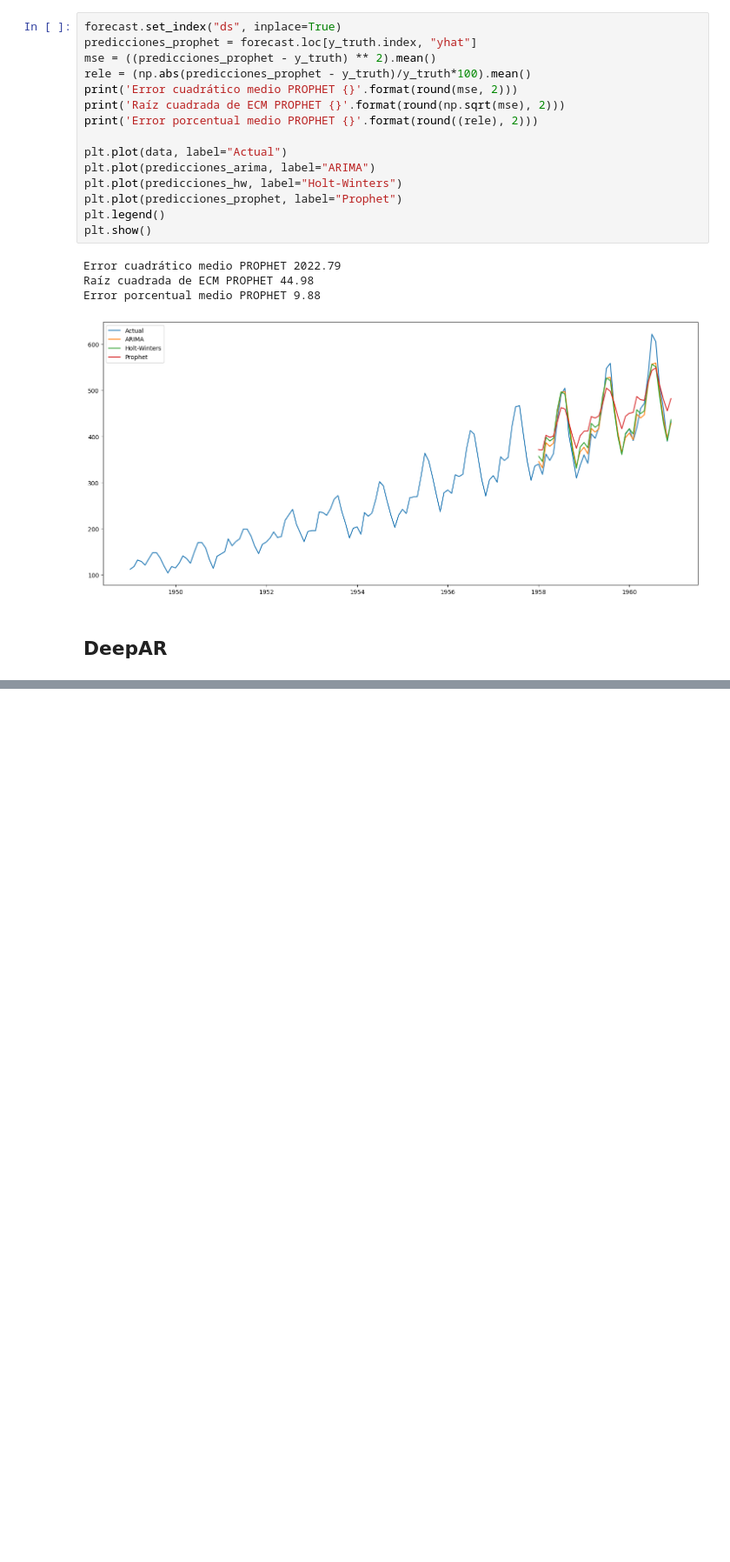
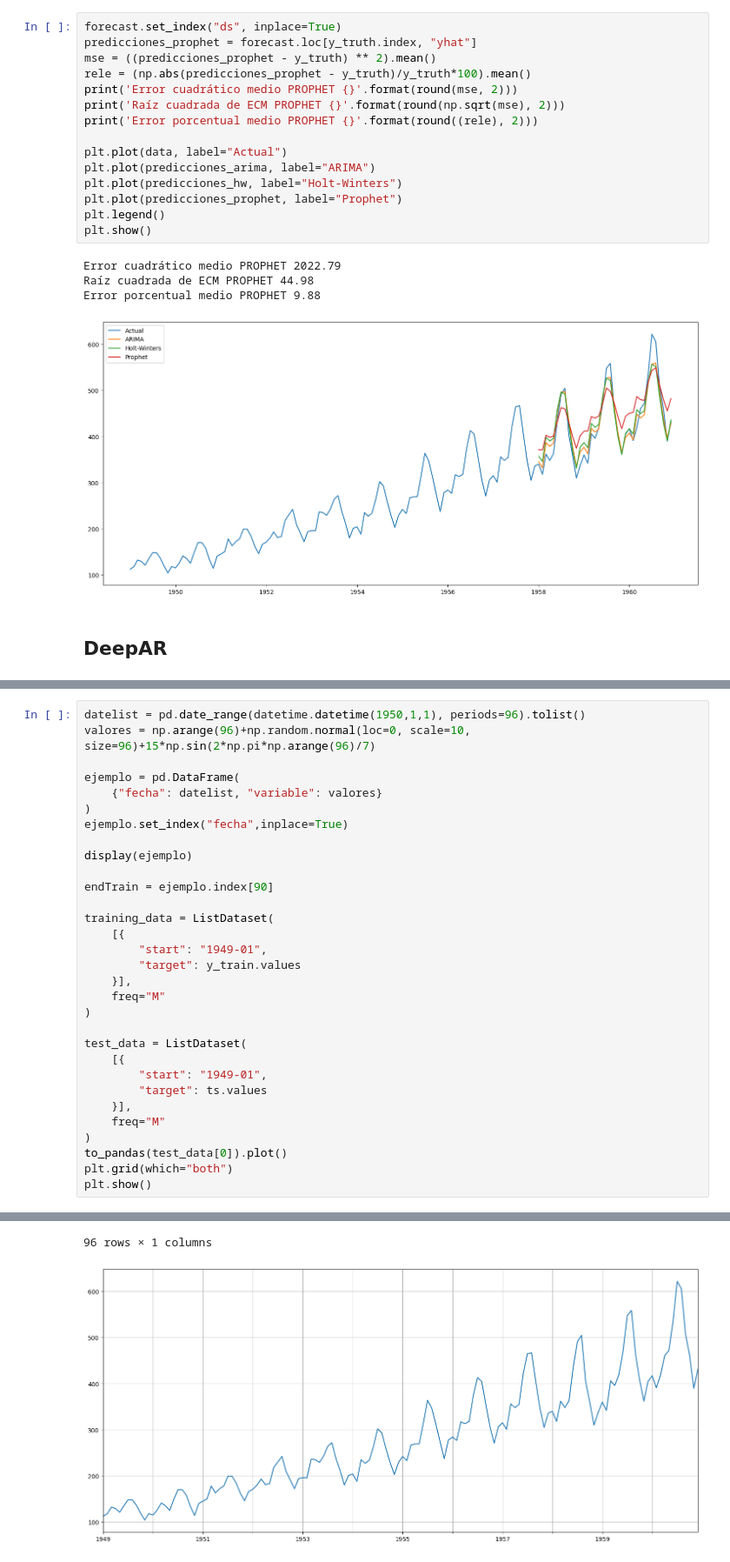
Before and after one commit to UO294431/NegocioPL, a Jupyter notebook: PL7/LeeAirPassengers.ipynb, the cells around one changed output, grey strips where cells are left out. Shown at 87% size. Drawn from its saved outputs; the diff is of its cells as text; blank space fills up the shorter version.

```diff
--- a/PL7/LeeAirPassengers.ipynb
+++ b/PL7/LeeAirPassengers.ipynb
@@ -261,0 +274,32 @@ Error porcentual medio PROPHET 9.88
+# %%
+datelist = pd.date_range(datetime.datetime(1950,1,1), periods=96).tolist()
+valores = np.arange(96)+np.random.normal(loc=0, scale=10, size=96)+15*np.sin(2*np.pi*np.arange(96)/7)
+
+ejemplo = pd.DataFrame(
+    {"fecha": datelist, "variable": valores}
+)
+ejemplo.set_index("fecha",inplace=True)
+
+display(ejemplo)
+
+endTrain = ejemplo.index[90]
+
+training_data = ListDataset(
+    [{
+        "start": "1949-01",
+        "target": y_train.values
+    }],
+    freq="M"
+)
+
+test_data = ListDataset(
+    [{
+        "start": "1949-01",
+        "target": ts.values
+    }],
+    freq="M"
+)
+to_pandas(test_data[0]).plot()
+plt.grid(which="both")
+plt.show()
+# %% [output]
@@ -261,0 +319,2 @@ Error porcentual medio PROPHET 9.88
+96 rows × 1 columns
+[figure, added]
```
Also changed, not shown: parts of 12 cells of this notebook, 5 other files.
